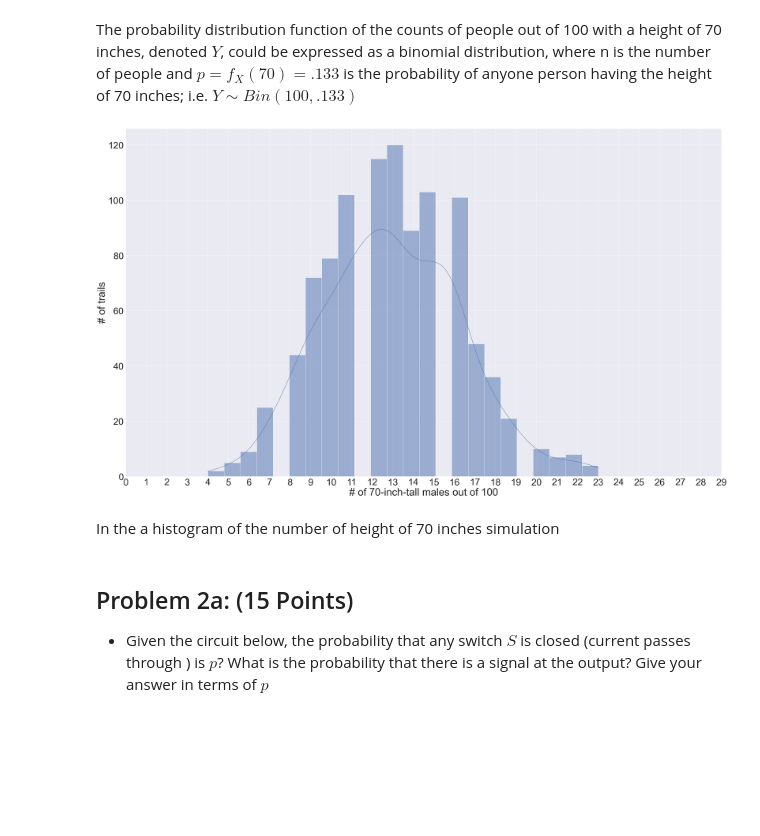
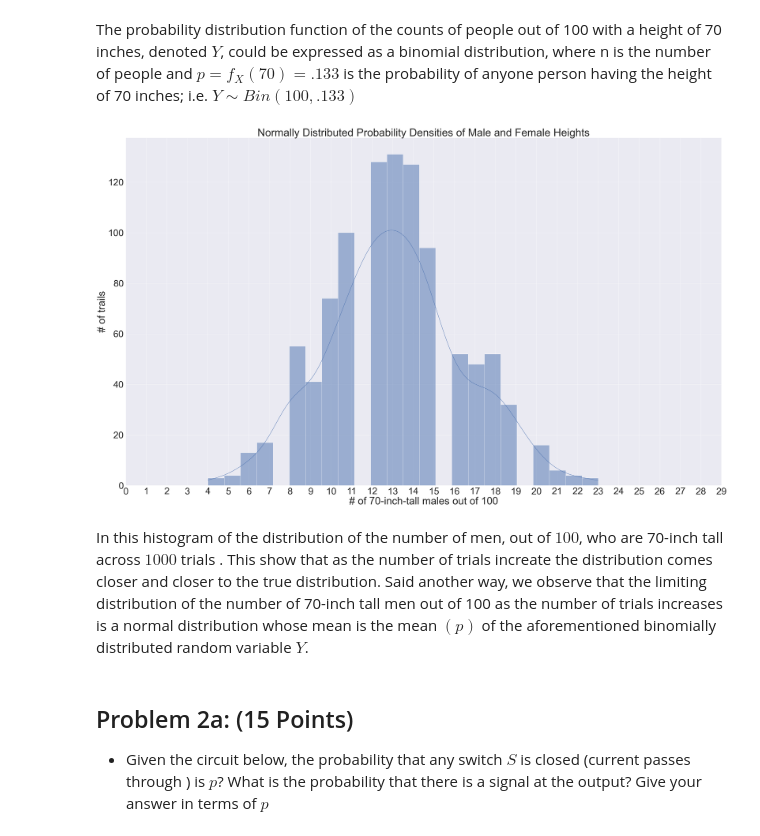
Before and after one commit to mourtallah/cs634_data_mining, a Jupyter notebook: assignments/hw_1/Probability_Assignment.ipynb, the cells around one changed output. Cells and saved outputs as stored; diff of their text form; code cells hidden in the pictures; blank space fills up the shorter version.

```diff
--- a/assignments/hw_1/Probability_Assignment.ipynb
+++ b/assignments/hw_1/Probability_Assignment.ipynb
@@ -73,16 +73,17 @@ The probability distribution function of the counts of people out of 100 with a
 # %%
 x_axis=list(range(0,30,1))
 trials=np.random.binomial(100, .13, 1000)
 q=sns.set(font_scale = 4)
 q=sns.histplot(data=trials,kde=True)
 q=plt.xlabel("# of 70-inch-tall males out of 100")
 q=plt.ylabel("# of trails")
 q=plt.xticks(x_axis)
+q=plt.title("Normally Distributed Probability Densities of Male and Female Heights", fontdict={"size":"50"})
 plt.show()
 # %% [output]
-[figure, old version]
+[figure, new version]
-# %% [markdown]
-In the a histogram of the number of height of 70 inches simulation
+# %% [markdown]
+In this histogram of the distribution of the number of men, out of $100$, who are 70-inch tall across $1000$ trials . This  show that as the number of trials increate the distribution comes closer and closer to the true distribution. Said another way, we observe that the limiting distribution of the number of 70-inch tall men out of 100 as the number of trials increases is a normal distribution whose mean is the mean $(p)$ of the aforementioned binomially distributed random variable $Y$.
 # %% [markdown]
 ## Problem 2a: (15 Points)
 
```
